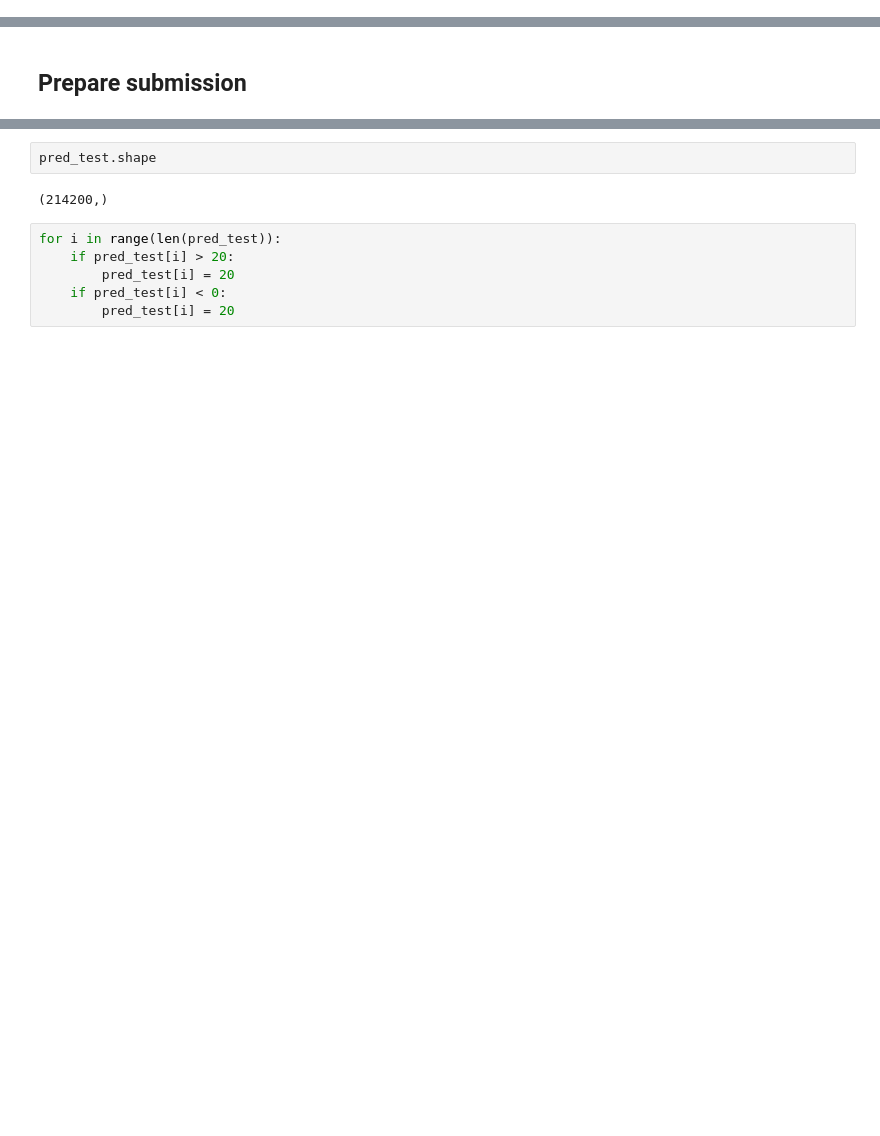
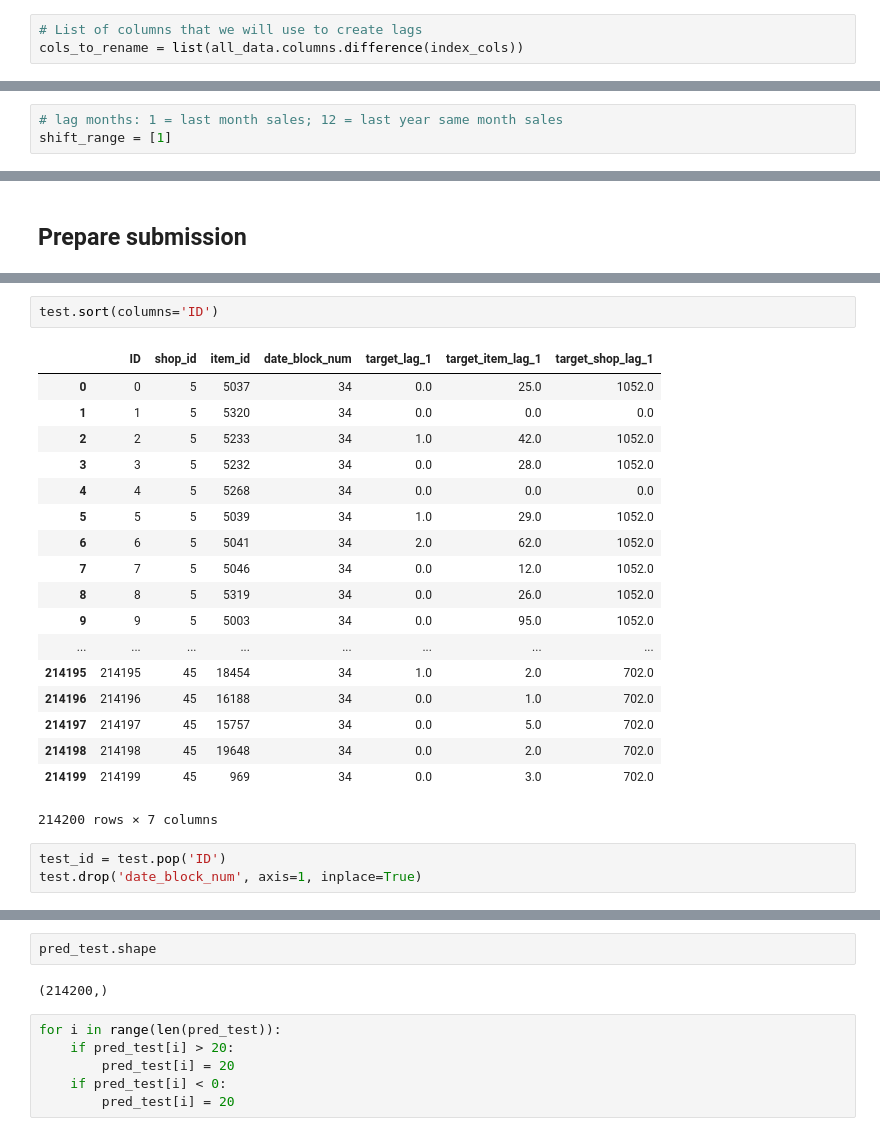
Before and after one commit to maviator/kaggle_coursera_course, a Jupyter notebook: script/MovingValidationPipeline.ipynb, the cells around one changed output, grey strips where cells are left out. Drawn from its saved outputs; the diff is of its cells as text; blank space fills up the shorter version.

```diff
--- a/script/MovingValidationPipeline.ipynb
+++ b/script/MovingValidationPipeline.ipynb
@@ -67,0 +83,3 @@ all_data.head()
+# %%
+# List of columns that we will use to create lags
+cols_to_rename = list(all_data.columns.difference(index_cols))
@@ -67,0 +90,3 @@ all_data.head()
+# %%
+# lag months: 1 = last month sales; 12 = last year same month sales
+shift_range = [1]
@@ -136,0 +218,24 @@ y_train_all = X_train_all.pop('target')
+# %%
+test.sort(columns='ID')
+# %% [output]
+|  | ID | shop_id | item_id | date_block_num | target_lag_1 | target_item_lag_1 | target_shop_lag_1 |
+| 0 | 0 | 5 | 5037 | 34 | 0.0 | 25.0 | 1052.0 |
+| 1 | 1 | 5 | 5320 | 34 | 0.0 | 0.0 | 0.0 |
+| 2 | 2 | 5 | 5233 | 34 | 1.0 | 42.0 | 1052.0 |
+| 3 | 3 | 5 | 5232 | 34 | 0.0 | 28.0 | 1052.0 |
+| 4 | 4 | 5 | 5268 | 34 | 0.0 | 0.0 | 0.0 |
+| 5 | 5 | 5 | 5039 | 34 | 1.0 | 29.0 | 1052.0 |
+| 6 | 6 | 5 | 5041 | 34 | 2.0 | 62.0 | 1052.0 |
+| 7 | 7 | 5 | 5046 | 34 | 0.0 | 12.0 | 1052.0 |
+| 8 | 8 | 5 | 5319 | 34 | 0.0 | 26.0 | 1052.0 |
+| 9 | 9 | 5 | 5003 | 34 | 0.0 | 95.0 | 1052.0 |
+| ... | ... | ... | ... | ... | ... | ... | ... |
+| 214195 | 214195 | 45 | 18454 | 34 | 1.0 | 2.0 | 702.0 |
+| 214196 | 214196 | 45 | 16188 | 34 | 0.0 | 1.0 | 702.0 |
+| 214197 | 214197 | 45 | 15757 | 34 | 0.0 | 5.0 | 702.0 |
+| 214198 | 214198 | 45 | 19648 | 34 | 0.0 | 2.0 | 702.0 |
+| 214199 | 214199 | 45 | 969 | 34 | 0.0 | 3.0 | 702.0 |
+214200 rows × 7 columns
+# %%
+test_id = test.pop('ID')
+test.drop('date_block_num', axis=1, inplace=True)
```
Also changed, not shown: parts of 22 cells of this notebook.
